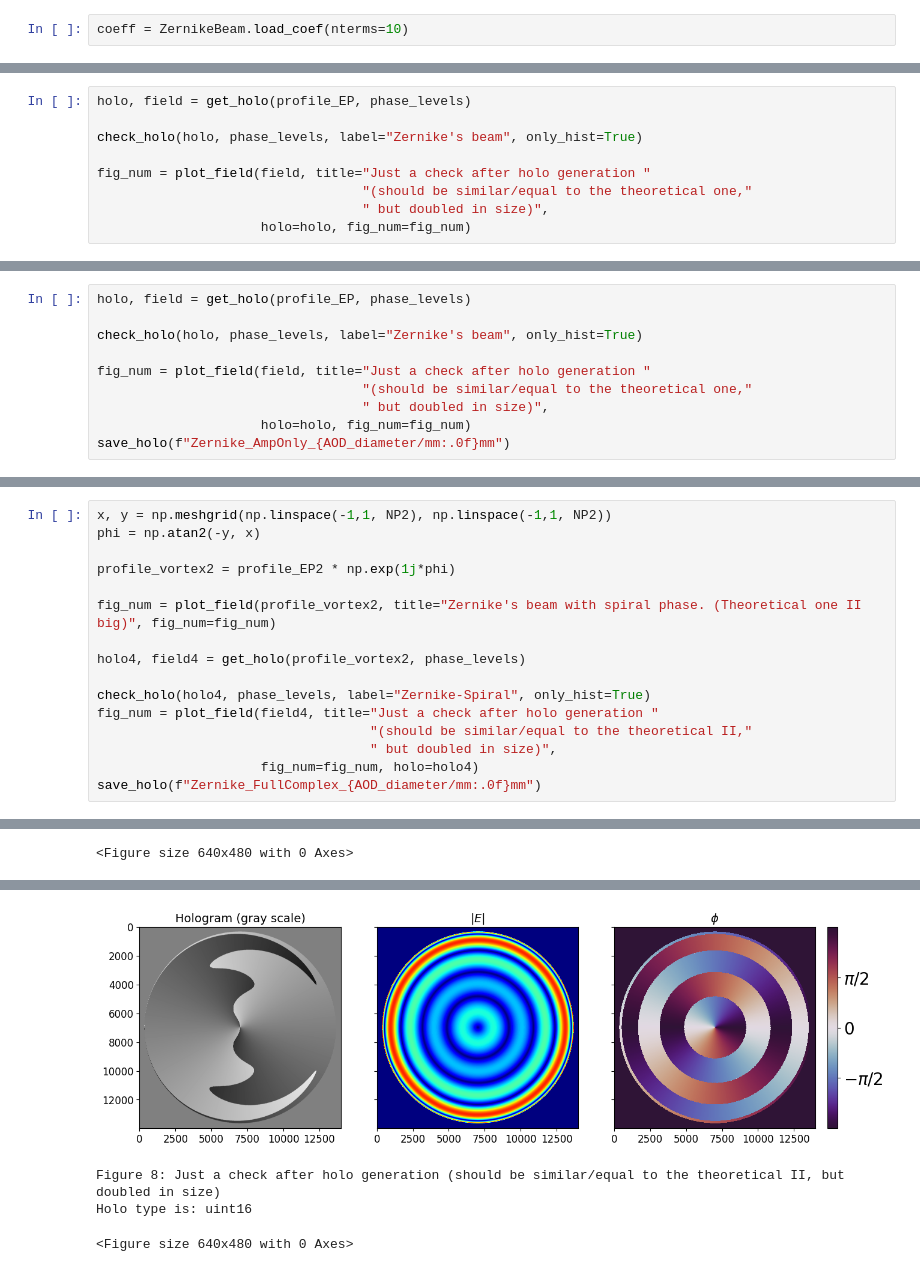
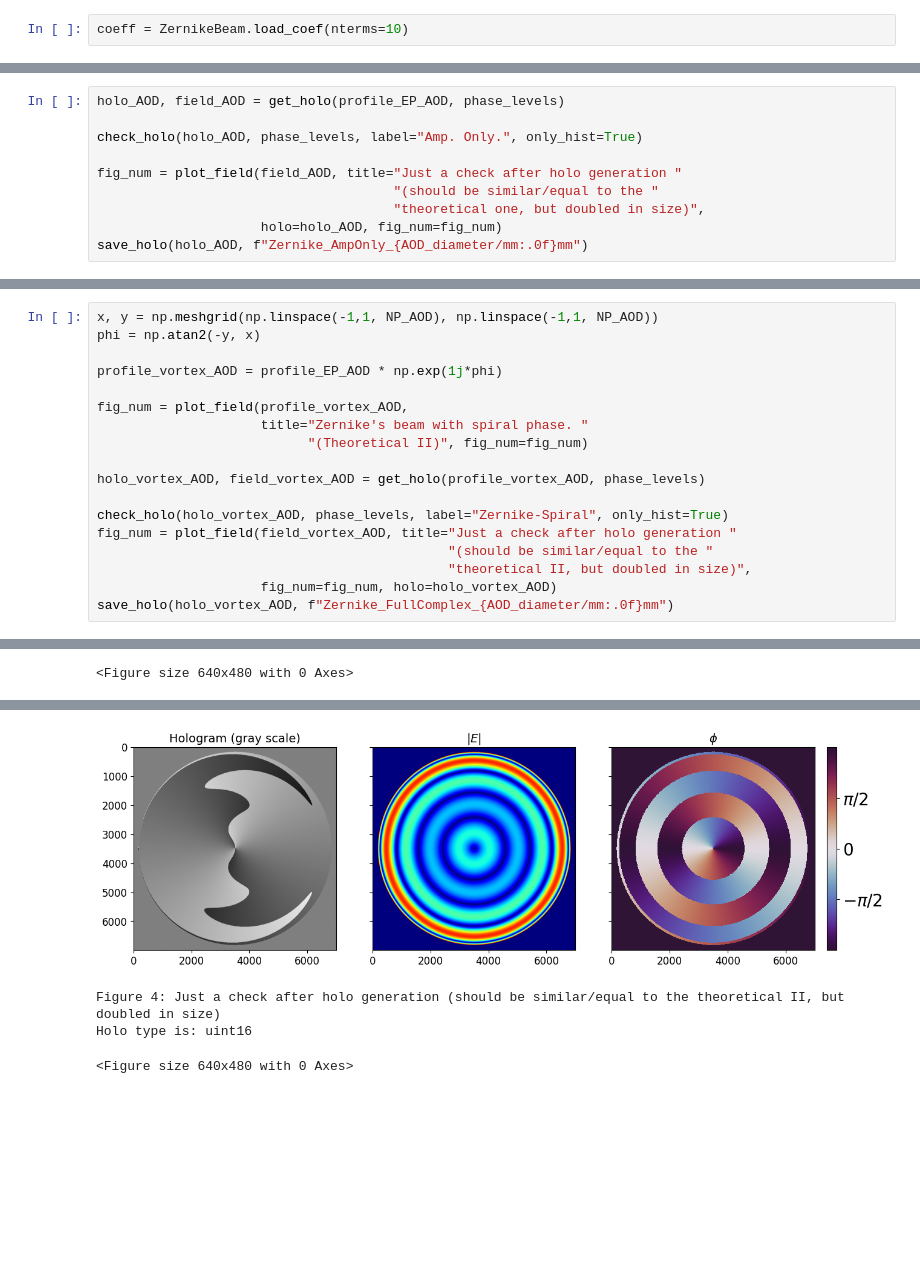
Before and after one commit to WavefrontEngUB/VeReady, a Jupyter notebook: DOE/HologramGenerator.ipynb, the cells around one changed output, grey strips where cells are left out. Saved outputs shown, nothing was run; the diff lists cells and outputs as text; blank space fills up the shorter version.

```diff
--- a/DOE/HologramGenerator.ipynb
+++ b/DOE/HologramGenerator.ipynb
@@ -130,9 +97,0 @@ Figure 1: Zernike's beam (theoretical one)
-# %%
-holo, field = get_holo(profile_EP, phase_levels)
-
-check_holo(holo, phase_levels, label="Zernike's beam", only_hist=True)
-
-fig_num = plot_field(field, title="Just a check after holo generation "
-                                  "(should be similar/equal to the theoretical one,"
-                                  " but doubled in size)",
-                     holo=holo, fig_num=fig_num)
@@ -197,12 +114,12 @@ Figure 5: Zernike's beam (theoretical one-big)
 <Figure size 640x480 with 0 Axes>
 # %%
-holo, field = get_holo(profile_EP, phase_levels)
+holo_AOD, field_AOD = get_holo(profile_EP_AOD, phase_levels)
 
-check_holo(holo, phase_levels, label="Zernike's beam", only_hist=True)
+check_holo(holo_AOD, phase_levels, label="Amp. Only.", only_hist=True)
 
-fig_num = plot_field(field, title="Just a check after holo generation "
-                                  "(should be similar/equal to the theoretical one,"
-                                  " but doubled in size)",
-                     holo=holo, fig_num=fig_num)
-save_holo(f"Zernike_AmpOnly_{AOD_diameter/mm:.0f}mm")
+fig_num = plot_field(field_AOD, title="Just a check after holo generation "
+                                      "(should be similar/equal to the "
+                                      "theoretical one, but doubled in size)",
+                     holo=holo_AOD, fig_num=fig_num)
+save_holo(holo_AOD, f"Zernike_AmpOnly_{AOD_diameter/mm:.0f}mm")
 # %% [output]
@@ -213,19 +130,21 @@ Figure 6: Just a check after holo generation (should be similar/equal to the the
 Holo type is: uint16
 <Figure size 640x480 with 0 Axes>
 # %%
-x, y = np.meshgrid(np.linspace(-1,1, NP2), np.linspace(-1,1, NP2))
+x, y = np.meshgrid(np.linspace(-1,1, NP_AOD), np.linspace(-1,1, NP_AOD))
 phi = np.atan2(-y, x)
 
-profile_vortex2 = profile_EP2 * np.exp(1j*phi)
+profile_vortex_AOD = profile_EP_AOD * np.exp(1j*phi)
 
-fig_num = plot_field(profile_vortex2, title="Zernike's beam with spiral phase. (Theoretical one II big)", fig_num=fig_num)
+fig_num = plot_field(profile_vortex_AOD,
+                     title="Zernike's beam with spiral phase. "
+                           "(Theoretical II)", fig_num=fig_num)
 
-holo4, field4 = get_holo(profile_vortex2, phase_levels)
+holo_vortex_AOD, field_vortex_AOD = get_holo(profile_vortex_AOD, phase_levels)
 
-check_holo(holo4, phase_levels, label="Zernike-Spiral", only_hist=True)
-fig_num = plot_field(field4, title="Just a check after holo generation "
-                                   "(should be similar/equal to the theoretical II,"
-                                   " but doubled in size)",
-                     fig_num=fig_num, holo=holo4)
-save_holo(f"Zernike_FullComplex_{AOD_diameter/mm:.0f}mm")
+check_holo(holo_vortex_AOD, phase_levels, label="Zernike-Spiral", only_hist=True)
+fig_num = plot_field(field_vortex_AOD, title="Just a check after holo generation "
+                                             "(should be similar/equal to the "
+                                             "theoretical II, but doubled in size)",
+                     fig_num=fig_num, holo=holo_vortex_AOD)
+save_holo(holo_vortex_AOD, f"Zernike_FullComplex_{AOD_diameter/mm:.0f}mm")
 # %% [output]
@@ -234,7 +153,7 @@ Figure 7: Zernike's beam with spiral phase. (Theoretical one II big)
 Zernike-Spiral: 940 levels used out of 940 possible.
 <Figure size 640x480 with 0 Axes>
 [figure]
-[figure, old version]
+[figure, new version]
-Figure 8: Just a check after holo generation (should be similar/equal to the theoretical II, but doubled in size)
+Figure 4: Just a check after holo generation (should be similar/equal to the theoretical II, but doubled in size)
 Holo type is: uint16
 <Figure size 640x480 with 0 Axes>
```
Also changed, not shown: parts of 20 cells of this notebook.
